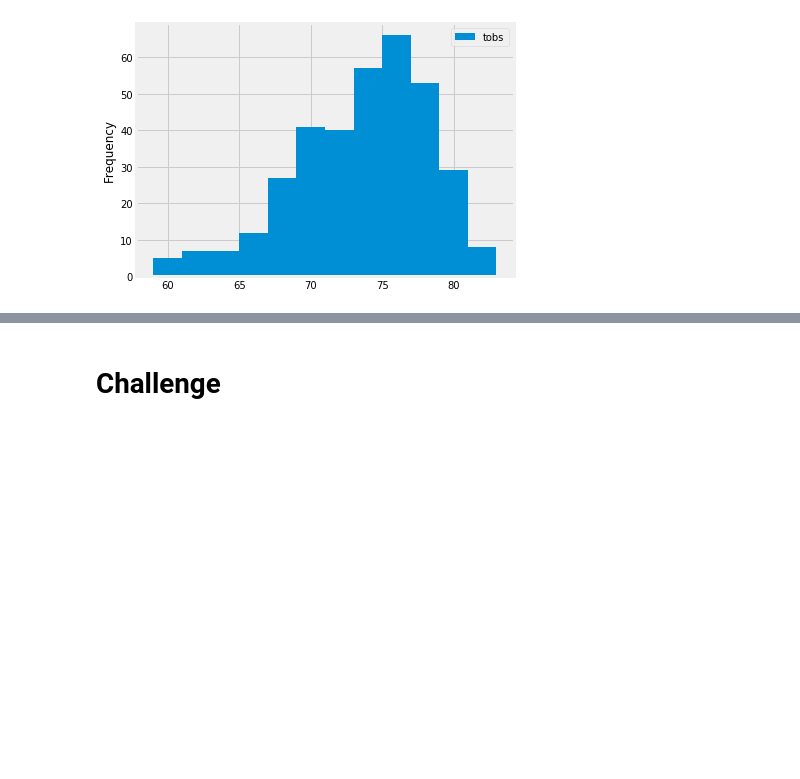
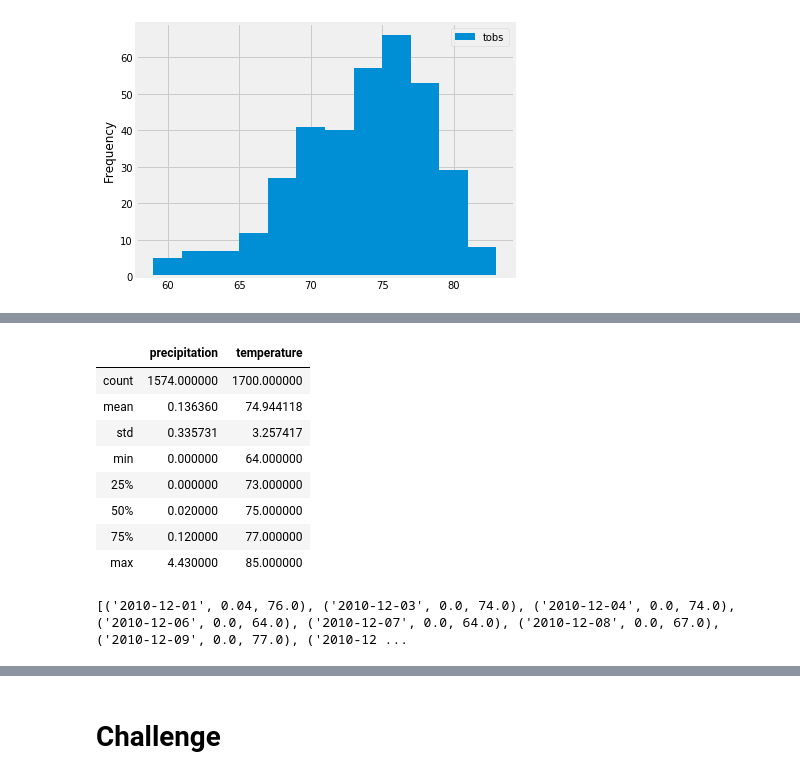
Before and after one commit to jusnguyen03/surfs-up, a Jupyter notebook: climate_analysis.ipynb, the cells around one changed output, grey strips where cells are left out. Cells and saved outputs as stored; diff of their text form; code cells hidden in the pictures; blank space fills up the shorter version.

```diff
--- a/climate_analysis.ipynb
+++ b/climate_analysis.ipynb
@@ -156,0 +155,5 @@ plt.tight_layout()
+# %%
+# Perform a query to retrieve the data and precipitation scores
+June = []
+June = session.query(Measurement.date, Measurement.prcp, Measurement.tobs).filter(extract('month', Measurement.date)==6).all()
+print (June)
@@ -156,0 +162,4 @@ plt.tight_layout()
+# %%
+#Save as a dataframe for June Data
+JuneData_df = pd.DataFrame(June, columns=['date','precipitation',"temperature"])
+print(JuneData_df)
@@ -156,0 +181,6 @@ plt.tight_layout()
+# %%
+# Save the query results as a Pandas DataFrame and set the index to the date column
+# Sort the dataframe by date
+JuneData_df.set_index(JuneData_df['date'], inplace=True)
+JuneData_df = JuneData_df.sort_index()
+print(JuneData_df.to_string(index=False))
@@ -156,0 +205,20 @@ plt.tight_layout()
+# %%
+# Use Pandas to calcualte the summary statistics for the June precipitation data
+JuneData_df.describe()
+# %% [output]
+|  | precipitation | temperature |
+| count | 1574.000000 | 1700.000000 |
+| mean | 0.136360 | 74.944118 |
+| std | 0.335731 | 3.257417 |
+| min | 0.000000 | 64.000000 |
+| 25% | 0.000000 | 73.000000 |
+| 50% | 0.020000 | 75.000000 |
+| 75% | 0.120000 | 77.000000 |
+| max | 4.430000 | 85.000000 |
+# %%
+# Perform a query to retrieve the data and precipitation scores
+December = []
+December = session.query(Measurement.date, Measurement.prcp, Measurement.tobs).filter(extract('month', Measurement.date)==12).all()
+print (December)
+# %% [output]
+[('2010-12-01', 0.04, 76.0), ('2010-12-03', 0.0, 74.0), ('2010-12-04', 0.0, 74.0), ('2010-12-06', 0.0, 64.0), ('2010-12-07', 0.0, 64.0), ('2010-12-08', 0.0, 67.0), ('2010-12-09', 0.0, 77.0), ('2010-12 ...
```
Also changed, not shown: parts of 9 cells of this notebook, 2 other files.
